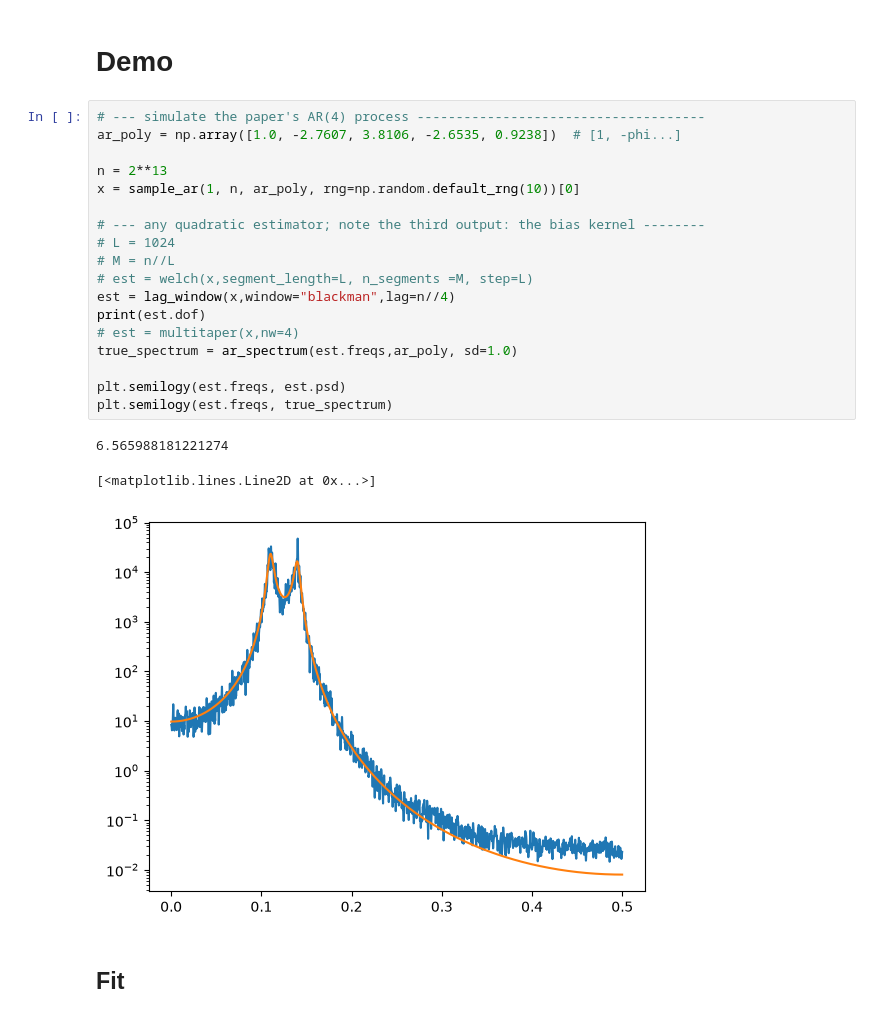
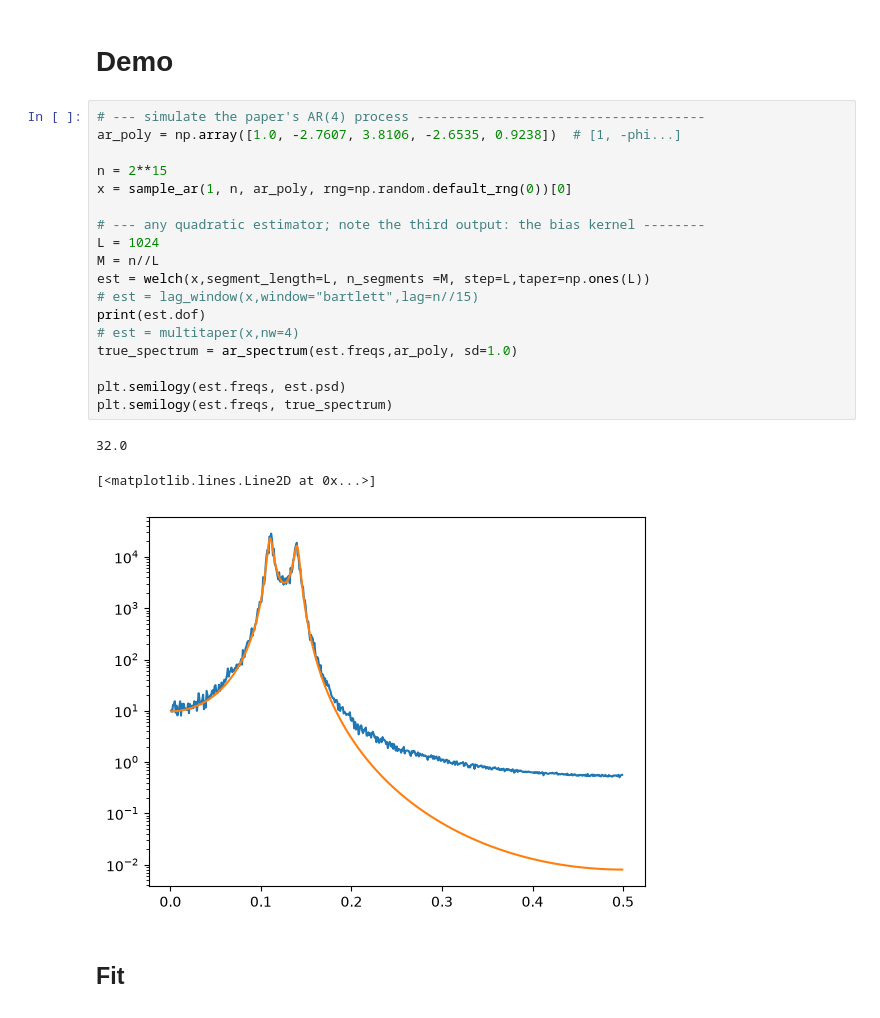
Before and after one commit to marcus-dyson/PSDebias, a Jupyter notebook: notebooks/demo.ipynb, the cells around one changed output. Saved outputs shown, nothing was run; the diff lists cells and outputs as text.

```diff
--- a/notebooks/demo.ipynb
+++ b/notebooks/demo.ipynb
@@ -14,25 +14,25 @@ def print_mse_bias_var(est, truth):
 # %%
 # --- simulate the paper's AR(4) process -------------------------------------
 ar_poly = np.array([1.0, -2.7607, 3.8106, -2.6535, 0.9238])  # [1, -phi...]
 
-n = 2**13
-x = sample_ar(1, n, ar_poly, rng=np.random.default_rng(10))[0]
+n = 2**15
+x = sample_ar(1, n, ar_poly, rng=np.random.default_rng(0))[0]
 
 # --- any quadratic estimator; note the third output: the bias kernel --------
-# L = 1024
-# M = n//L
-# est = welch(x,segment_length=L, n_segments =M, step=L)
-est = lag_window(x,window="blackman",lag=n//4)
+L = 1024
+M = n//L
+est = welch(x,segment_length=L, n_segments =M, step=L,taper=np.ones(L))
+# est = lag_window(x,window="bartlett",lag=n//15)
 print(est.dof)
 # est = multitaper(x,nw=4)
 true_spectrum = ar_spectrum(est.freqs,ar_poly, sd=1.0)
 
 plt.semilogy(est.freqs, est.psd)
 plt.semilogy(est.freqs, true_spectrum)
 # %% [output]
-6.565988181221274
+32.0
 [<matplotlib.lines.Line2D at 0x...>]
-[figure, old version]
+[figure, new version]
 # %% [markdown]
 ## Fit
 # %%
```
Also changed, not shown: parts of 7 cells of this notebook, 16 other files.
